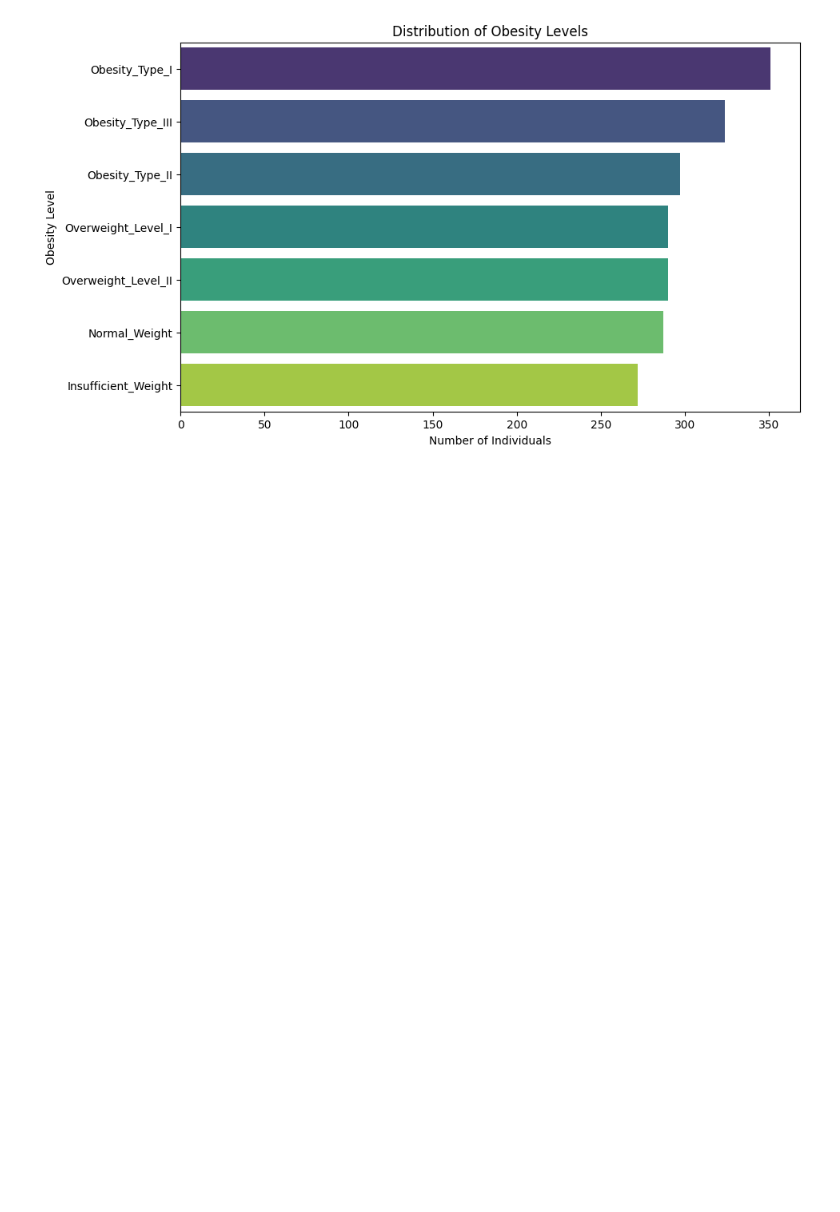
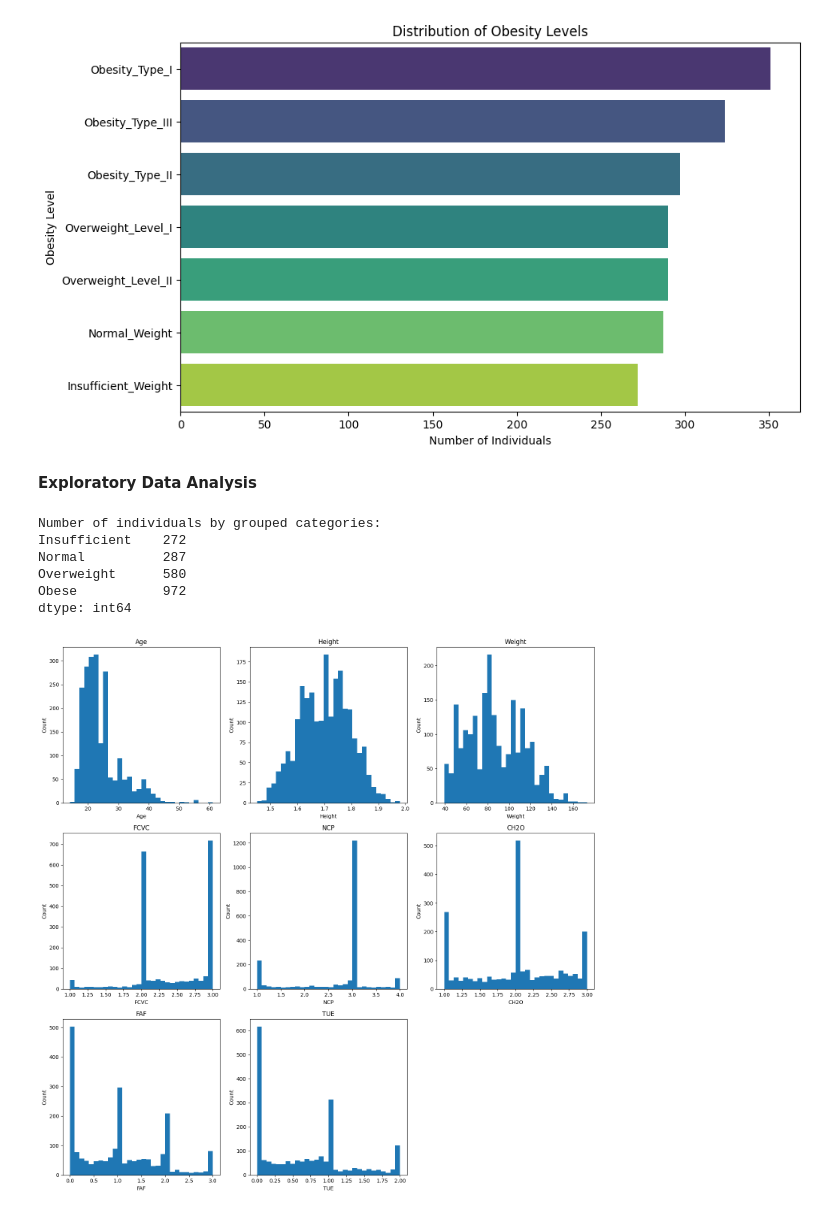
Before and after one commit to christian-ian-dev/Estimation-of-Obesity-Levels, a Jupyter notebook: Estimation_of_Obesity_Levels__Final_Project.ipynb, the cells around one changed output. Cells and saved outputs as stored; diff of their text form; code cells hidden in the pictures; blank space fills up the shorter version.

```diff
--- a/Estimation_of_Obesity_Levels__Final_Project.ipynb
+++ b/Estimation_of_Obesity_Levels__Final_Project.ipynb
@@ -99,3 +100,57 @@ Passing `palette` without assigning `hue` is deprecated and will be removed in v
 
   sns.countplot(
 [figure]
+# %% [markdown]
+**Exploratory Data Analysis**
+# %%
+# Count occurrences of each obesity level
+counts = df['NObeyesdad'].value_counts()
+
+# Define the groups as requested
+insufficient =  + counts.get('Insufficient_Weight', 0)
+normal_weight = counts.get('Normal_Weight', 0)
+overweight = counts.get('Overweight_Level_I', 0) + counts.get('Overweight_Level_II', 0)
+obese = counts.get('Obesity_Type_I', 0) + counts.get('Obesity_Type_II', 0) + counts.get('Obesity_Type_III', 0)
+
+# Display the results
+summary_counts = pd.Series({
+    'Insufficient': insufficient,
+    'Normal': normal_weight,
+    'Overweight': overweight,
+    'Obese': obese
+})
+
+print("Number of individuals by grouped categories:")
+print(summary_counts)
+# %% [output]
+Number of individuals by grouped categories:
+Insufficient    272
+Normal          287
+Overweight      580
+Obese           972
+dtype: int64
+# %%
+# separate numerical and categorical features
+
+numeric_cols = df.select_dtypes(include=["int64", "float64"]).columns
+categorical_cols = df.select_dtypes(include=["object"]).columns
+# %%
+# EDA for numeric features
+
+cols_per_row = 3
+num_plots = len(numeric_cols)
+num_rows = math.ceil(num_plots / cols_per_row)
+
+plt.figure(figsize=(15, 5 * num_rows))
+
+for i, col in enumerate(numeric_cols):
+    plt.subplot(num_rows, cols_per_row, i + 1)
+    plt.hist(df[col].dropna(), bins=30)
+    plt.title(col)
+    plt.xlabel(col)
+    plt.ylabel("Count")
+
+plt.tight_layout()
+plt.show()
+# %% [output]
+[figure, added]
```
Also changed, not shown: parts of 10 cells of this notebook.
